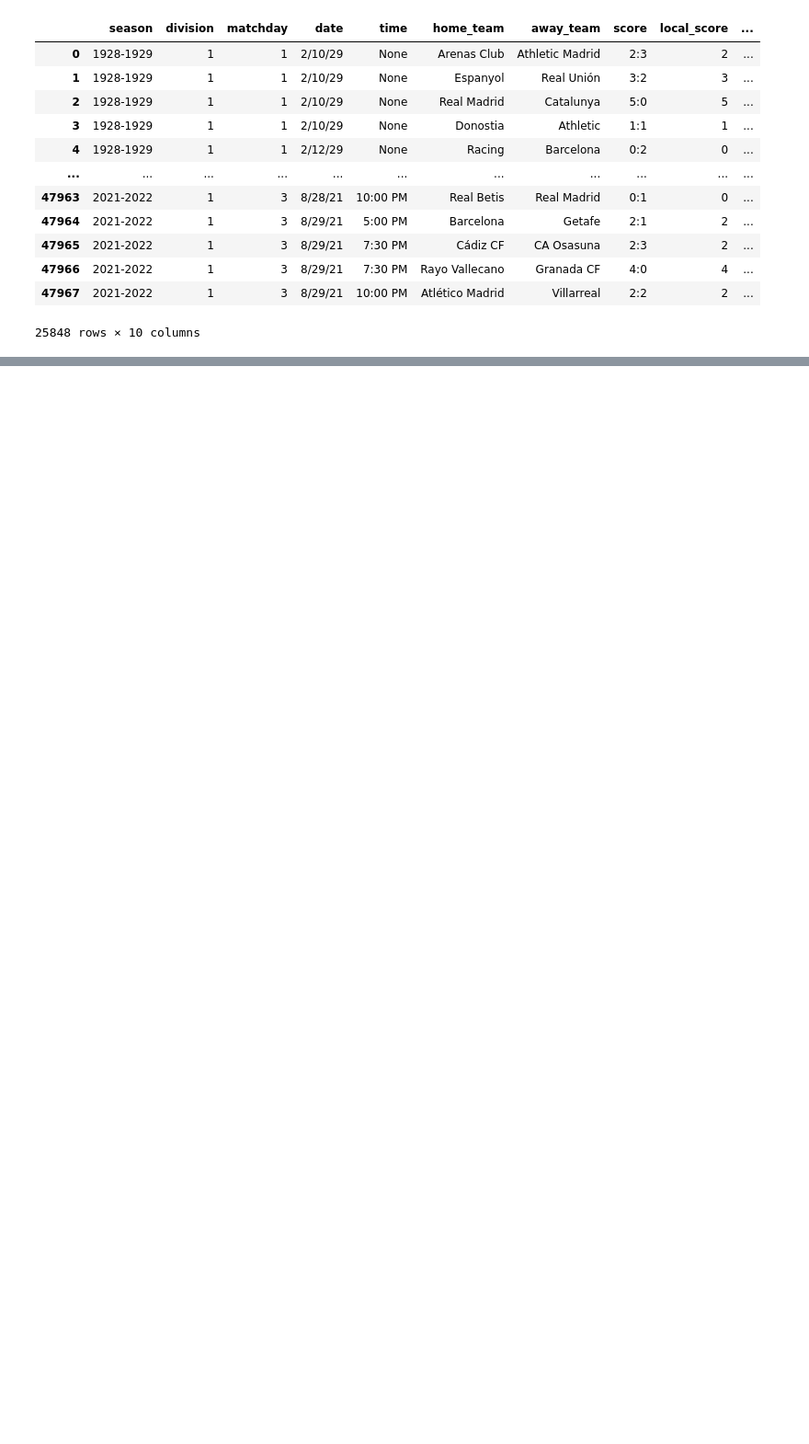
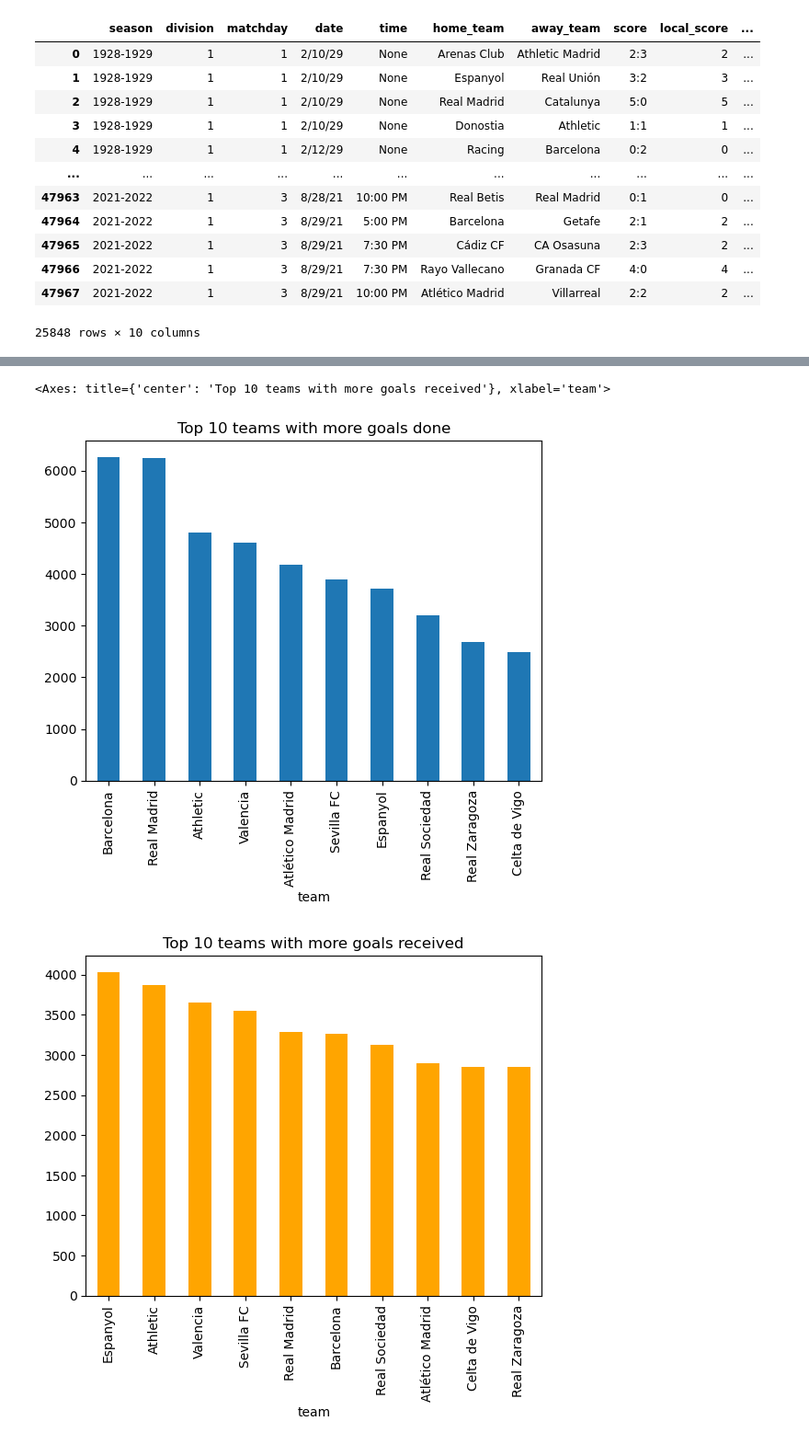
Before and after one commit to RPT21/la-quiniela, a Jupyter notebook: notebooks/RogerNotebook.ipynb, the cells around one changed output, grey strips where cells are left out. Shown: that part at 92% size. Cells and saved outputs as stored; diff of their text form; code cells hidden in the pictures; blank space fills up the shorter version.

Commit message:
Exercise 2 done
Exercise 2 done

```diff
--- a/notebooks/RogerNotebook.ipynb
+++ b/notebooks/RogerNotebook.ipynb
@@ -92,4 +71,8 @@ df_first
 | 47967 | 2021-2022 | 1 | 3 | 8/29/21 | 10:00 PM | Atlético Madrid | Villarreal | 2:2 | 2 | ... |
 25848 rows × 10 columns
 # %%
-goles_locales = df_first.groupby("home_team")["local_score"].sum()
+goals_done_being_local = df_first.groupby("home_team")["local_score"].sum()
+goals_done_being_visitor = df_first.groupby("away_team")["visit_score"].sum()
+
+goals_received_being_local = df_first.groupby("home_team")["visit_score"].sum()
+goals_received_being_visitor = df_first.groupby("away_team")["local_score"].sum()
@@ -130,2 +79,3 @@ Name: visit_score, Length: 68, dtype: int64
 # %%
-total_goles = goles_locales.add(goles_visitantes, fill_value=0).astype(int)
+total_goals_done = goals_done_being_local.add(goals_done_being_visitor, fill_value=0).astype(int)
+total_goals_received = goals_received_being_local.add(goals_received_being_visitor, fill_value=0).astype(int)
@@ -170,0 +82,7 @@ print(df_total)
+# %%
+df_total = pd.concat(
+    [total_goals_done, total_goals_received], axis=1
+).fillna(0).astype(int)
+# %%
+df_total.columns = ["total_goals_done", "total_goals_received"]
+df_total = df_total.reset_index().rename(columns={"home_team": "team"})
@@ -170,0 +105,12 @@ print(df_total)
+# %%
+df_total.nlargest(10, "total_goals_done").plot(
+    x="team", y="total_goals_done", kind="bar", title="Top 10 teams with more goals done", legend=False
+)
+
+df_total.nlargest(10, "total_goals_received").plot(
+    x="team", y="total_goals_received", kind="bar", title="Top 10 teams with more goals received", color="orange", legend=False
+)
+# %% [output]
+<Axes: title={'center': 'Top 10 teams with more goals received'}, xlabel='team'>
+[figure, added]
+[figure, added]
```
Also changed, not shown: parts of 13 cells of this notebook.
